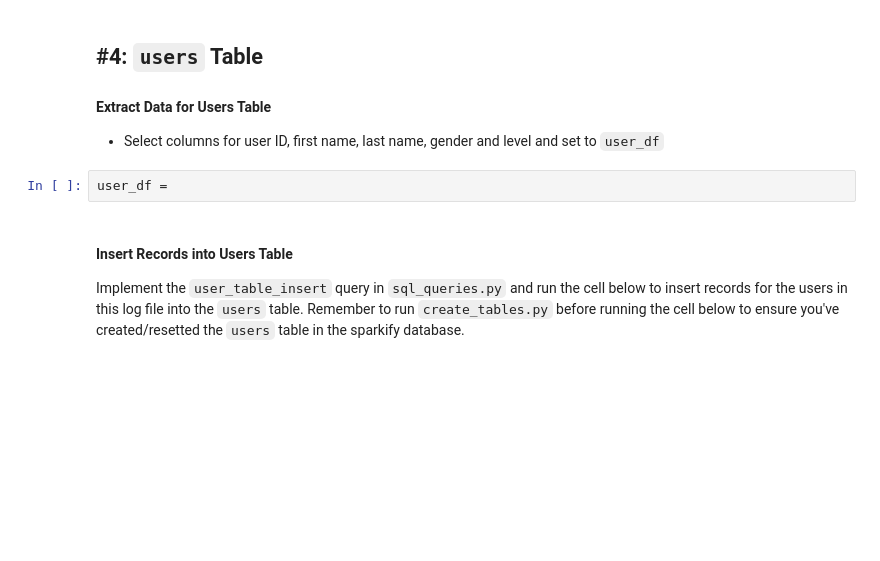
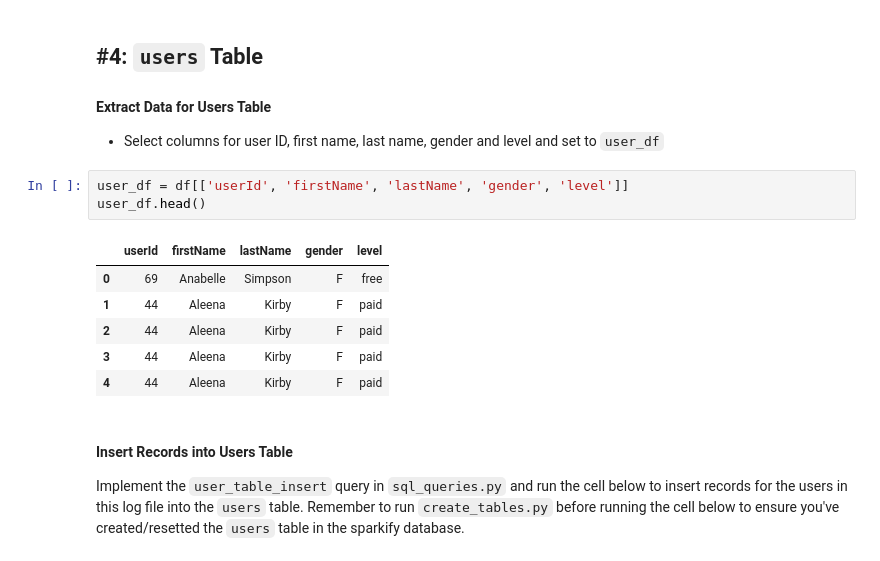
Before and after one commit to ynfialho/de_nanodegree_project1, a Jupyter notebook: etl.ipynb, the cells around one changed output. Cells and saved outputs as stored; diff of their text form; blank space fills up the shorter version.

```diff
--- a/etl.ipynb
+++ b/etl.ipynb
@@ -139,8 +153,16 @@ Run `test.ipynb` to see if you've successfully added records to this table.
 ## #4: `users` Table
 #### Extract Data for Users Table
 - Select columns for user ID, first name, last name, gender and level and set to `user_df`
-# %%
-user_df =
+# %%
+user_df = df[['userId', 'firstName', 'lastName', 'gender', 'level']]
+user_df.head()
+# %% [output]
+|  | userId | firstName | lastName | gender | level |
+| 0 | 69 | Anabelle | Simpson | F | free |
+| 1 | 44 | Aleena | Kirby | F | paid |
+| 2 | 44 | Aleena | Kirby | F | paid |
+| 3 | 44 | Aleena | Kirby | F | paid |
+| 4 | 44 | Aleena | Kirby | F | paid |
 # %% [markdown]
 #### Insert Records into Users Table
 Implement the `user_table_insert` query in `sql_queries.py` and run the cell below to insert records for the users in this log file into the `users` table. Remember to run `create_tables.py` before running the cell below to ensure you've created/resetted the `users` table in the sparkify database.
```
Also changed, not shown: parts of 11 cells of this notebook, 2 other files.
